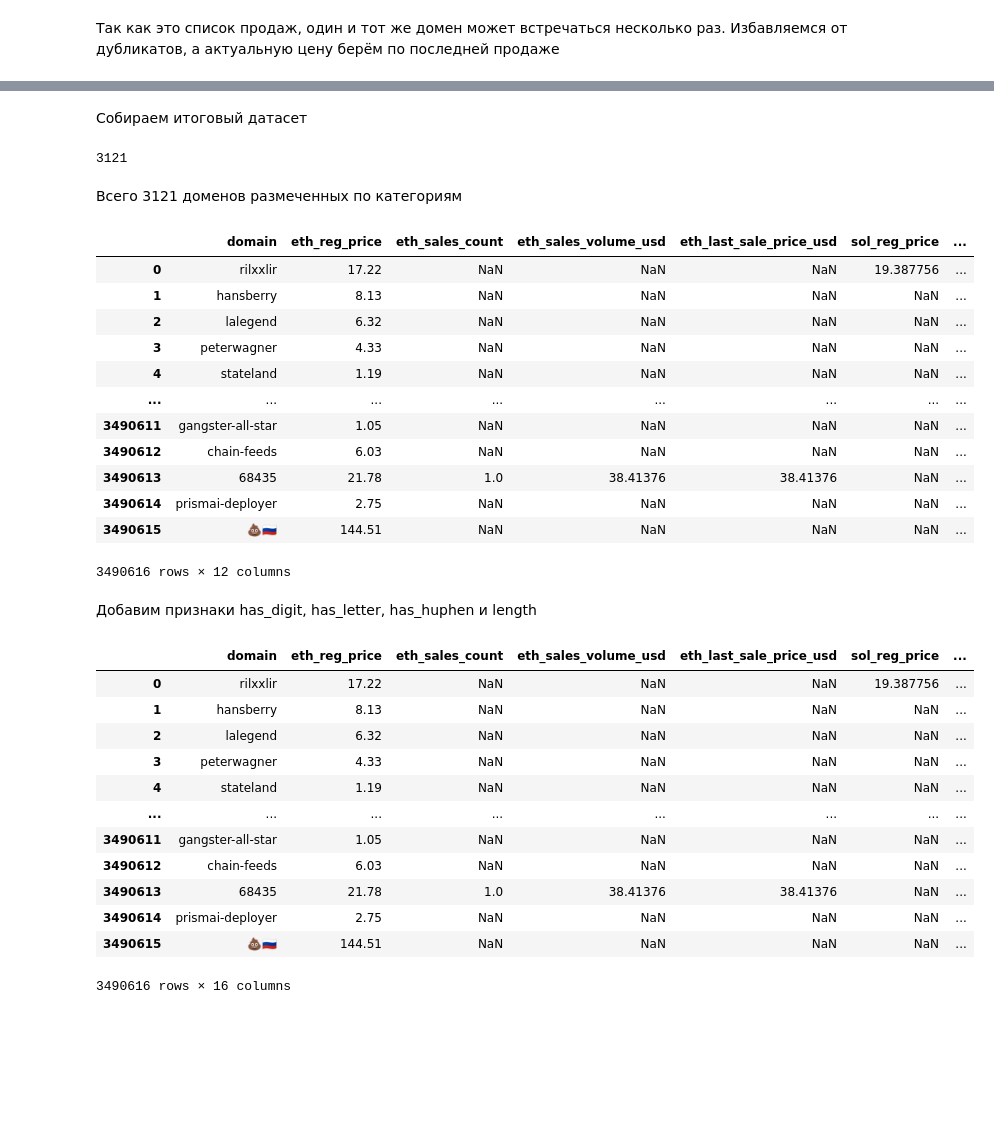
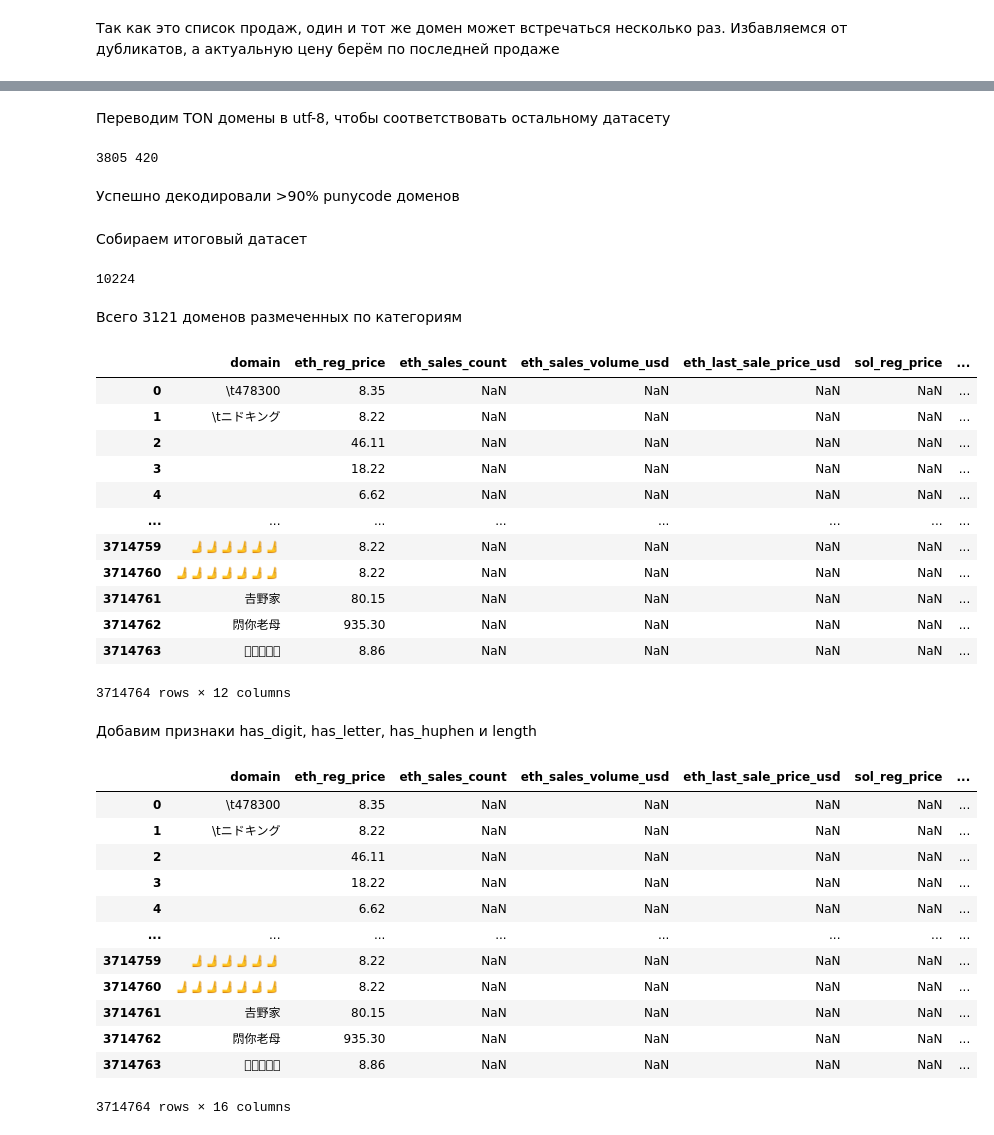
Before and after one commit to gordyay/hse-smadimo-gp, a Jupyter notebook: GP_2/notebooks/dataset.ipynb, the cells around one changed output, grey strips where cells are left out. Drawn from its saved outputs; the diff is of its cells as text; code cells hidden in the pictures; blank space fills up the shorter version.

Commit message:
fix datasets

```diff
--- a/GP_2/notebooks/dataset.ipynb
+++ b/GP_2/notebooks/dataset.ipynb
@@ -26,10 +41,32 @@ ton_domens = ton_domens.rename(columns={'domain_name': 'domain'})
+# %% [markdown]
+Переводим TON домены в utf-8, чтобы соответствовать остальному датасету
+# %%
+success = 0
+error = 0
+def to_unicode(label: str):
+    global success, error
+    if label.startswith("xn--"):
+        try:
+            label = label.encode("ascii").decode("idna")
+            success += 1
+            return label
+        except:
+            error += 1
+            return label
+    return label
+ton_domens["domain"] = ton_domens["domain"].apply(to_unicode)
+print(success, error)
+# %% [output]
+3805 420
+# %% [markdown]
+Успешно декодировали >90% punycode доменов
 # %% [markdown]
 Собираем итоговый датасет
 # %%
 ton_dataset = ton_domens.merge(categories, on='domain', how='left')
 len(ton_dataset[ton_dataset['category'].notna()])
 # %% [output]
-3121
+10224
 # %% [markdown]
 Всего 3121 доменов размеченных по категориям
 # %%
@@ -40,40 +77,40 @@ main_dataset = secondary_prices.merge(ton_dataset, on='domain', how='left')
 main_dataset
 # %% [output]
 |  | domain | eth_reg_price | eth_sales_count | eth_sales_volume_usd | eth_last_sale_price_usd | sol_reg_price | ... |
-| 0 | rilxxlir | 17.22 | NaN | NaN | NaN | 19.387756 | ... |
-| 1 | hansberry | 8.13 | NaN | NaN | NaN | NaN | ... |
-| 2 | lalegend | 6.32 | NaN | NaN | NaN | NaN | ... |
-| 3 | peterwagner | 4.33 | NaN | NaN | NaN | NaN | ... |
-| 4 | stateland | 1.19 | NaN | NaN | NaN | NaN | ... |
+| 0 | \t478300 | 8.35 | NaN | NaN | NaN | NaN | ... |
+| 1 | \tニドキング | 8.22 | NaN | NaN | NaN | NaN | ... |
+| 2 |  | 46.11 | NaN | NaN | NaN | NaN | ... |
+| 3 |  | 18.22 | NaN | NaN | NaN | NaN | ... |
+| 4 |  | 6.62 | NaN | NaN | NaN | NaN | ... |
 | ... | ... | ... | ... | ... | ... | ... | ... |
-| 3490611 | gangster-all-star | 1.05 | NaN | NaN | NaN | NaN | ... |
-| 3490612 | chain-feeds | 6.03 | NaN | NaN | NaN | NaN | ... |
-| 3490613 | 68435 | 21.78 | 1.0 | 38.41376 | 38.41376 | NaN | ... |
-| 3490614 | prismai-deployer | 2.75 | NaN | NaN | NaN | NaN | ... |
-| 3490615 | 💩🇷🇺 | 144.51 | NaN | NaN | NaN | NaN | ... |
+| 3714759 | 🫸🫸🫸🫸🫸🫸 | 8.22 | NaN | NaN | NaN | NaN | ... |
+| 3714760 | 🫸🫸🫸🫸🫸🫸🫸 | 8.22 | NaN | NaN | NaN | NaN | ... |
+| 3714761 | 𠮷野家 | 80.15 | NaN | NaN | NaN | NaN | ... |
+| 3714762 | 𨳒你老母 | 935.30 | NaN | NaN | NaN | NaN | ... |
+| 3714763 | 𪚥𪚥𪚥𪚥𪚥 | 8.86 | NaN | NaN | NaN | NaN | ... |
-3490616 rows × 12 columns
+3714764 rows × 12 columns
 # %% [markdown]
 Добавим признаки has_digit, has_letter, has_huphen и length
 # %%
-main_dataset["has_digit"] = main_dataset["domain"].str.contains(r"\\d").astype(int)
+main_dataset["has_digit"] = main_dataset["domain"].str.contains(r"\d").astype(int)
 main_dataset["has_letter"] = main_dataset["domain"].str.contains(r"[A-Za-z]").astype(int)
-main_dataset["has_huphen"] = main_dataset["domain"].str.contains("-").astype(int)  # опечатался, хотел has_hyphen написать но пофиг уже
+main_dataset["has_hyphen"] = main_dataset["domain"].str.contains("-").astype(int)
 main_dataset["length"] = main_dataset["domain"].str.len()
 main_dataset
 # %% [output]
 |  | domain | eth_reg_price | eth_sales_count | eth_sales_volume_usd | eth_last_sale_price_usd | sol_reg_price | ... |
-| 0 | rilxxlir | 17.22 | NaN | NaN | NaN | 19.387756 | ... |
-| 1 | hansberry | 8.13 | NaN | NaN | NaN | NaN | ... |
-| 2 | lalegend | 6.32 | NaN | NaN | NaN | NaN | ... |
-| 3 | peterwagner | 4.33 | NaN | NaN | NaN | NaN | ... |
-| 4 | stateland | 1.19 | NaN | NaN | NaN | NaN | ... |
+| 0 | \t478300 | 8.35 | NaN | NaN | NaN | NaN | ... |
+| 1 | \tニドキング | 8.22 | NaN | NaN | NaN | NaN | ... |
+| 2 |  | 46.11 | NaN | NaN | NaN | NaN | ... |
+| 3 |  | 18.22 | NaN | NaN | NaN | NaN | ... |
+| 4 |  | 6.62 | NaN | NaN | NaN | NaN | ... |
 | ... | ... | ... | ... | ... | ... | ... | ... |
-| 3490611 | gangster-all-star | 1.05 | NaN | NaN | NaN | NaN | ... |
-| 3490612 | chain-feeds | 6.03 | NaN | NaN | NaN | NaN | ... |
-| 3490613 | 68435 | 21.78 | 1.0 | 38.41376 | 38.41376 | NaN | ... |
-| 3490614 | prismai-deployer | 2.75 | NaN | NaN | NaN | NaN | ... |
-| 3490615 | 💩🇷🇺 | 144.51 | NaN | NaN | NaN | NaN | ... |
+| 3714759 | 🫸🫸🫸🫸🫸🫸 | 8.22 | NaN | NaN | NaN | NaN | ... |
+| 3714760 | 🫸🫸🫸🫸🫸🫸🫸 | 8.22 | NaN | NaN | NaN | NaN | ... |
+| 3714761 | 𠮷野家 | 80.15 | NaN | NaN | NaN | NaN | ... |
+| 3714762 | 𨳒你老母 | 935.30 | NaN | NaN | NaN | NaN | ... |
+| 3714763 | 𪚥𪚥𪚥𪚥𪚥 | 8.86 | NaN | NaN | NaN | NaN | ... |
-3490616 rows × 16 columns
+3714764 rows × 16 columns
 # %%
 dataset_with_ton = main_dataset[main_dataset["ton_price"].notna()]
 dataset_without_ton = main_dataset[main_dataset["ton_price"].isna()]
```
Also changed, not shown: parts of 3 cells of this notebook, 7 other files.
